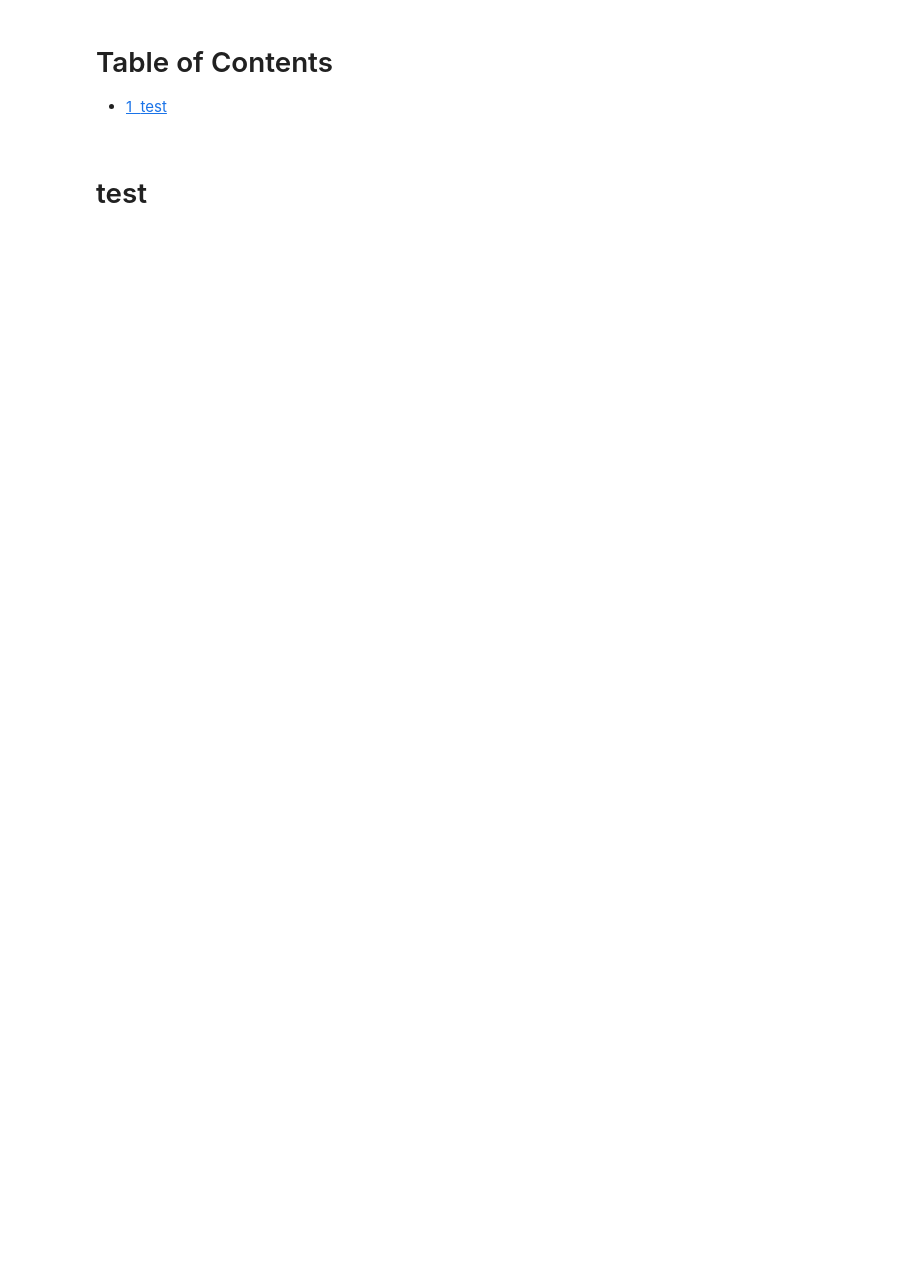
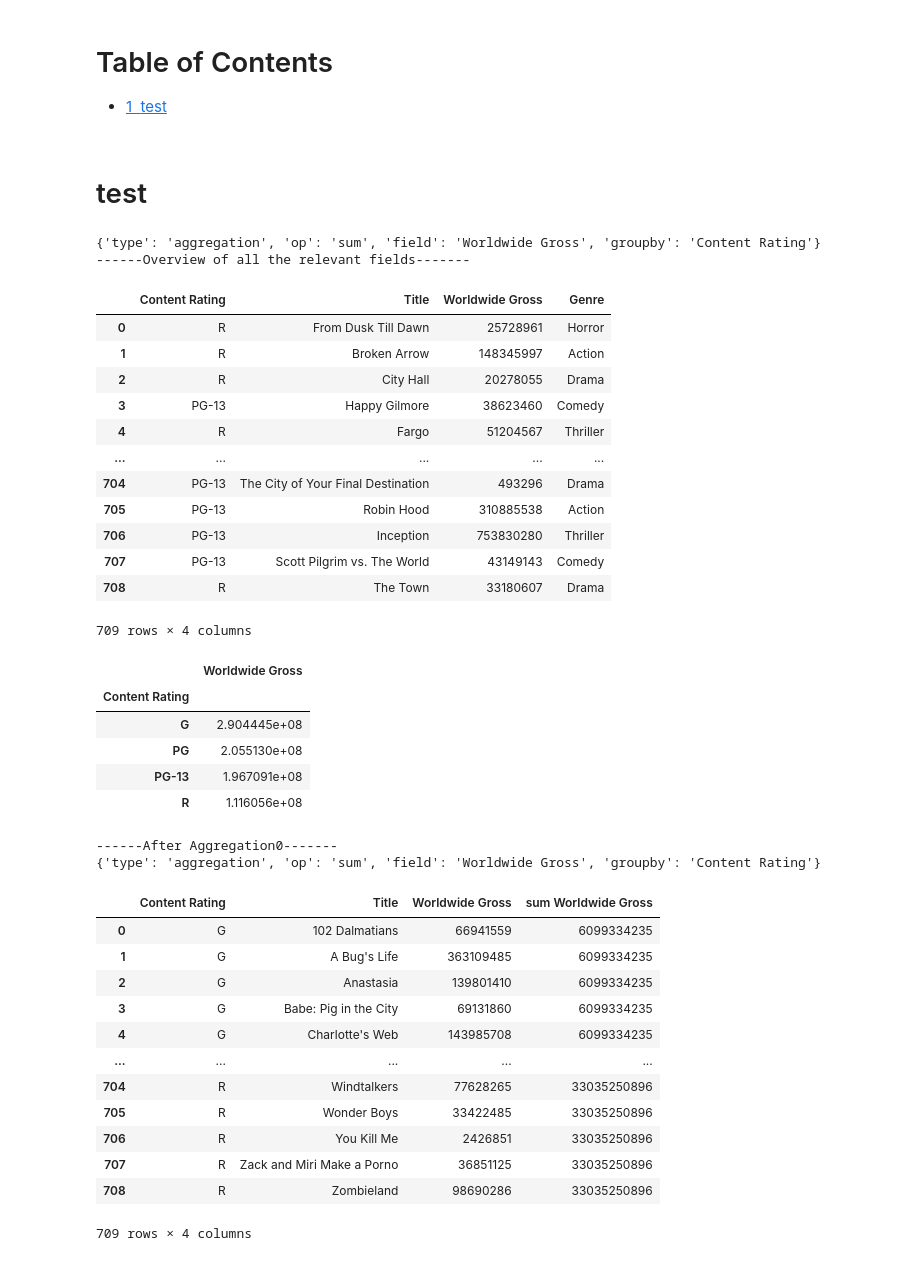
Before and after one commit to bopan3/nl4dv_enhance, a Jupyter notebook: examples/applications/notebook/vl2tables.ipynb, the cells around one changed output. Drawn from its saved outputs; the diff is of its cells as text; code cells hidden in the pictures; blank space fills up the shorter version.

Commit message:
vl2tb: support count aggregation and multy agg

```diff
--- a/examples/applications/notebook/vl2tables.ipynb
+++ b/examples/applications/notebook/vl2tables.ipynb
@@ -206,3 +230,54 @@ def show_transform_process(vl_spec,data,label_attr):
+# %%
+data_position = '../../assets/data/movies-w-year.csv'
+vl_spec={'$schema': 'https://vega.github.io/schema/vega-lite/v4.json',
+ 'data': {'format': {'type': 'csv'},
+          'url': '../../assets/data/movies-w-year.csv'},
+ 'encoding': {'color': {'field': 'Genre', 'type': 'nominal'},
+              'x': {'field': 'Content Rating', 'type': 'nominal'},
+              'y': {'aggregate': 'sum',
+                    'axis': {'format': 's'},
+                    'field': 'Worldwide Gross',
+                    'type': 'quantitative'}},
+ 'mark': {'tooltip': True, 'type': 'bar'},
+ 'transform': []}
+show_transform_process(vl_spec, data_position, 'Title')
+# %% [output]
+{'type': 'aggregation', 'op': 'sum', 'field': 'Worldwide Gross', 'groupby': 'Content Rating'}
+------Overview of all the relevant fields-------
+|  | Content Rating | Title | Worldwide Gross | Genre |
+| 0 | R | From Dusk Till Dawn | 25728961 | Horror |
+| 1 | R | Broken Arrow | 148345997 | Action |
+| 2 | R | City Hall | 20278055 | Drama |
+| 3 | PG-13 | Happy Gilmore | 38623460 | Comedy |
+| 4 | R | Fargo | 51204567 | Thriller |
+| ... | ... | ... | ... | ... |
+| 704 | PG-13 | The City of Your Final Destination | 493296 | Drama |
+| 705 | PG-13 | Robin Hood | 310885538 | Action |
+| 706 | PG-13 | Inception | 753830280 | Thriller |
+| 707 | PG-13 | Scott Pilgrim vs. The World | 43149143 | Comedy |
+| 708 | R | The Town | 33180607 | Drama |
+709 rows × 4 columns
+|  | Worldwide Gross |
+| Content Rating |  |
+| G | 2.904445e+08 |
+| PG | 2.055130e+08 |
+| PG-13 | 1.967091e+08 |
+| R | 1.116056e+08 |
+------After Aggregation0-------
+{'type': 'aggregation', 'op': 'sum', 'field': 'Worldwide Gross', 'groupby': 'Content Rating'}
+|  | Content Rating | Title | Worldwide Gross | sum Worldwide Gross |
+| 0 | G | 102 Dalmatians | 66941559 | 6099334235 |
+| 1 | G | A Bug's Life | 363109485 | 6099334235 |
+| 2 | G | Anastasia | 139801410 | 6099334235 |
+| 3 | G | Babe: Pig in the City | 69131860 | 6099334235 |
+| 4 | G | Charlotte's Web | 143985708 | 6099334235 |
+| ... | ... | ... | ... | ... |
+| 704 | R | Windtalkers | 77628265 | 33035250896 |
+| 705 | R | Wonder Boys | 33422485 | 33035250896 |
+| 706 | R | You Kill Me | 2426851 | 33035250896 |
+| 707 | R | Zack and Miri Make a Porno | 36851125 | 33035250896 |
+| 708 | R | Zombieland | 98690286 | 33035250896 |
+709 rows × 4 columns
 # %%
 data_position = '../../assets/data/movies-w-year.csv'
 vl_spec = {'$schema': 'https://vega.github.io/schema/vega-lite/v4.json',
```
Also changed, not shown: parts of 11 cells of this notebook, 5 other files.
